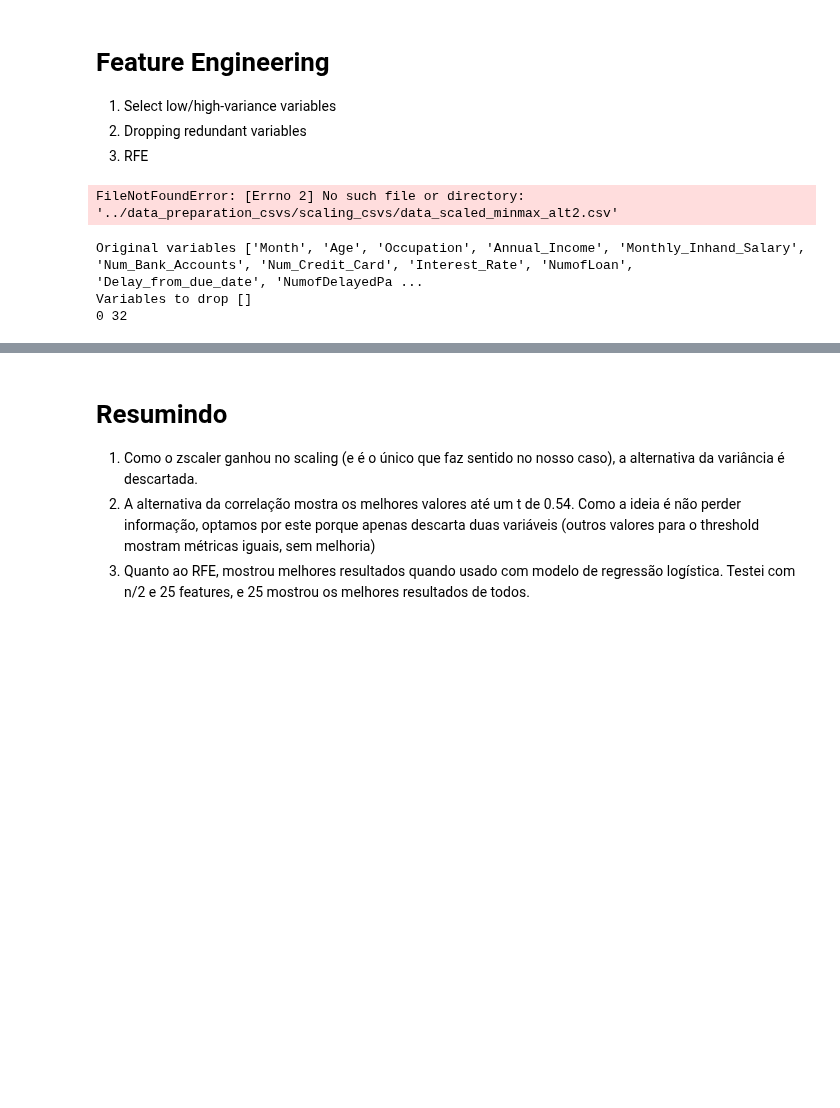
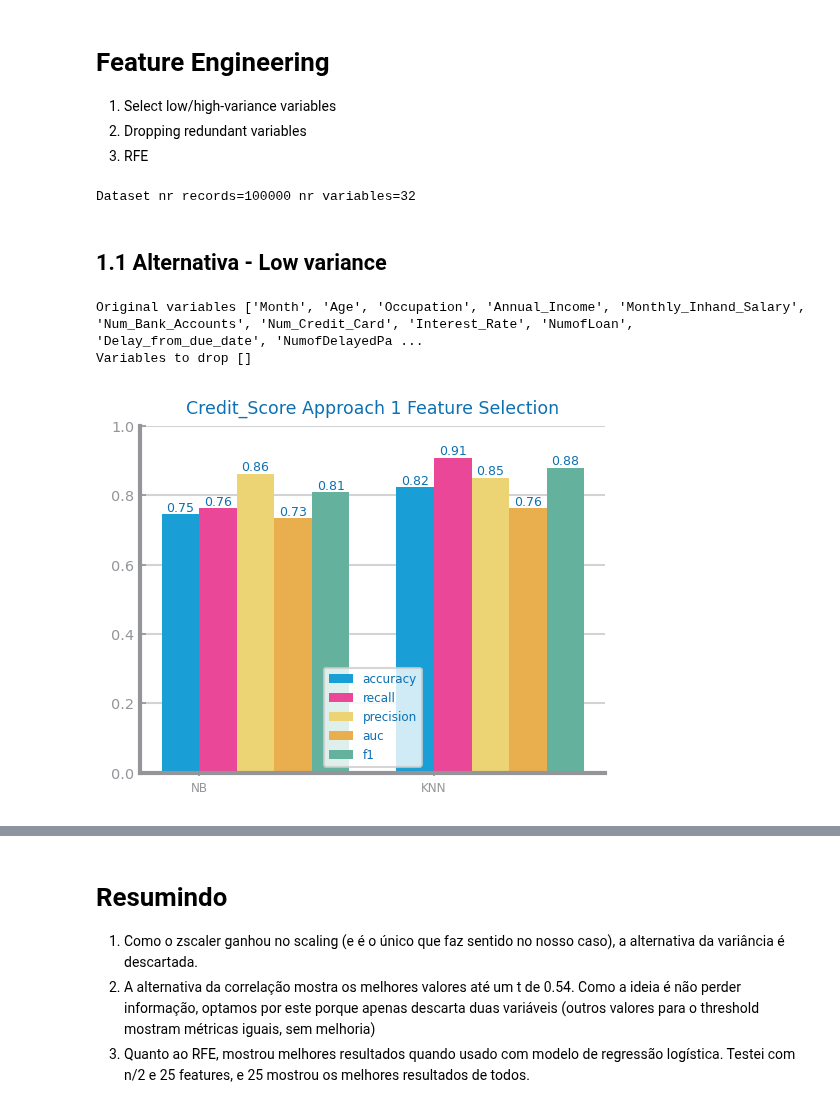
Before and after one commit to franciscoAbreuTecnico/Data-Science-IST, a Jupyter notebook: dataset_services/rubene/feature_engineering.ipynb, the cells around one changed output, grey strips where cells are left out. Cells and saved outputs as stored; diff of their text form; code cells hidden in the pictures; blank space fills up the shorter version.

```diff
--- a/dataset_services/rubene/feature_engineering.ipynb
+++ b/dataset_services/rubene/feature_engineering.ipynb
@@ -16,14 +16,14 @@ from matplotlib.pyplot import savefig, figure
 ## tratar da primeira coluna nos notebooks anteriores
 winning_alternative_scaling = 2
 folder = "feat_eng_csvs"
-filename = f'../data_preparation_csvs/scaling_csvs/data_scaled_minmax_alt2.csv'
+filename = f'../data_preparation_csvs/scaling_csvs/data_scaling_alt1_zscore.csv'
 data_scaling: pd.DataFrame = pd.read_csv(filename, sep=',', decimal='.', na_values='')
 print(f"Dataset nr records={data_scaling.shape[0]}", f"nr variables={data_scaling.shape[1]}")
-filename_prefix = "../data_preparation_csvs/feat_eng_csvs/feature_eng_"
+filename_prefix = "../data_preparation_csvs/feat_eng_csvs/data_feat_select_"
 
-train = pd.read_csv('../data_preparation_csvs/scaling_csvs/train_data_scaled_minmax_alt2.csv')
-test = pd.read_csv('../data_preparation_csvs/scaling_csvs/test_data_scaled_minmax_alt2.csv')
+train = pd.read_csv('../data_preparation_csvs/scaling_csvs/train_data_scaling_alt1_zscore.csv')
+test = pd.read_csv('../data_preparation_csvs/scaling_csvs/test_data_scaling_alt1_zscore.csv')
 # %% [output]
-FileNotFoundError: [Errno 2] No such file or directory: '../data_preparation_csvs/scaling_csvs/data_scaled_minmax_alt2.csv'
+Dataset nr records=100000 nr variables=32
 # %%
 # Save to file
@@ -50,20 +49,21 @@ def save(df, name):
     show()
+# %% [markdown]
+## 1.1 Alternativa - Low variance
 # %%
 target = "Credit_Score"      # This method doesn't work when using zscore scaling for obvious reasons
-file_tag = "Credit_Score"
+file_tag = "Credit_Score Approach 1 Feature Selection"
 threshold = 0.015
 
 
 print("Original variables", data_scaling.columns.to_list())
 vars2drop: list[str] = dslabs.select_low_variance_variables(data_scaling, threshold, target=target)
 print("Variables to drop", vars2drop)
 
-
 dropped = data_scaling.copy()
 dropped.drop(columns=vars2drop)
 
-save(dropped, "alt1")
+save(dropped, "alt1_low_var", file_tag)
 # %% [output]
 Original variables ['Month', 'Age', 'Occupation', 'Annual_Income', 'Monthly_Inhand_Salary', 'Num_Bank_Accounts', 'Num_Credit_Card', 'Interest_Rate', 'NumofLoan', 'Delay_from_due_date', 'NumofDelayedPa ...
 Variables to drop []
-0 32
+[figure, added]
```
Also changed, not shown: parts of 10 cells of this notebook, 56 other files.
